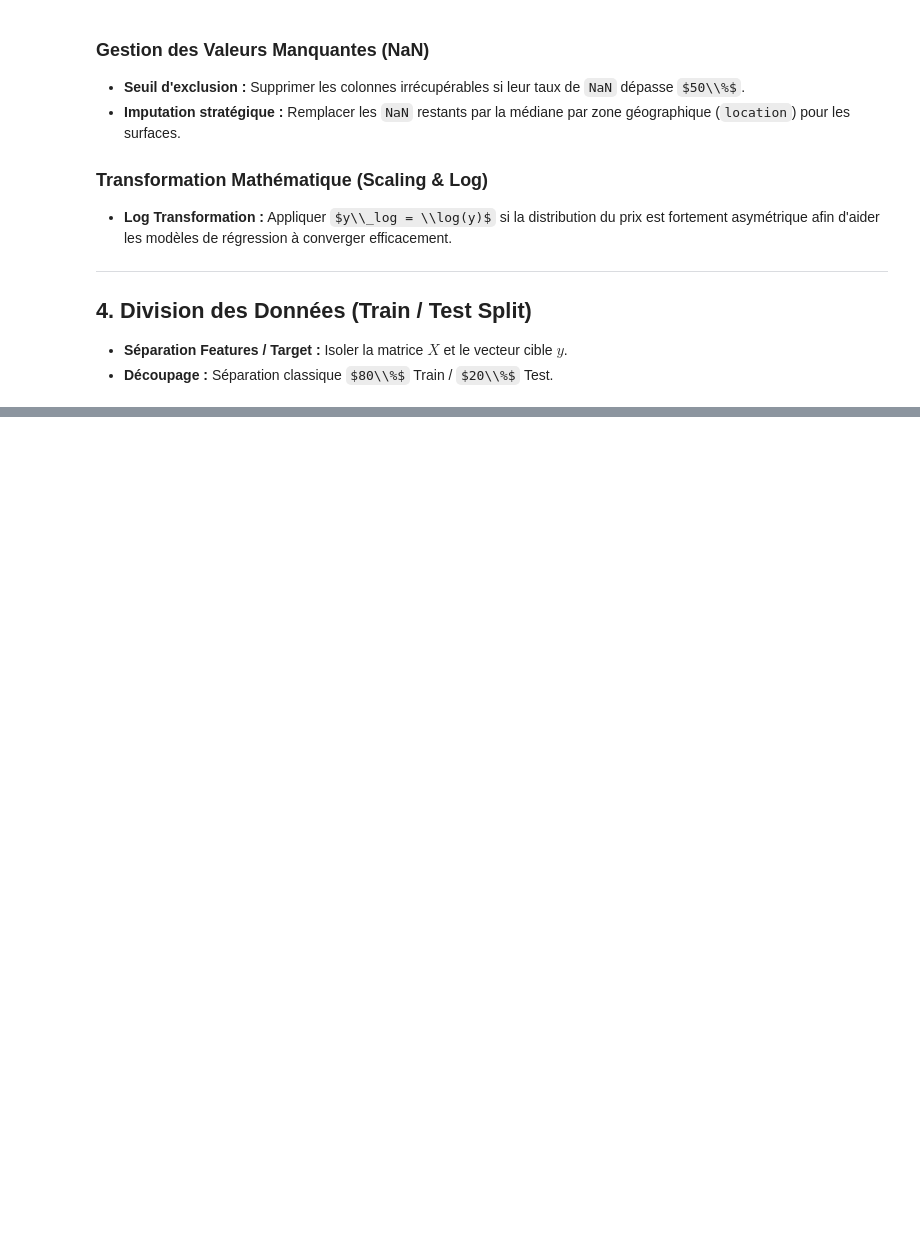
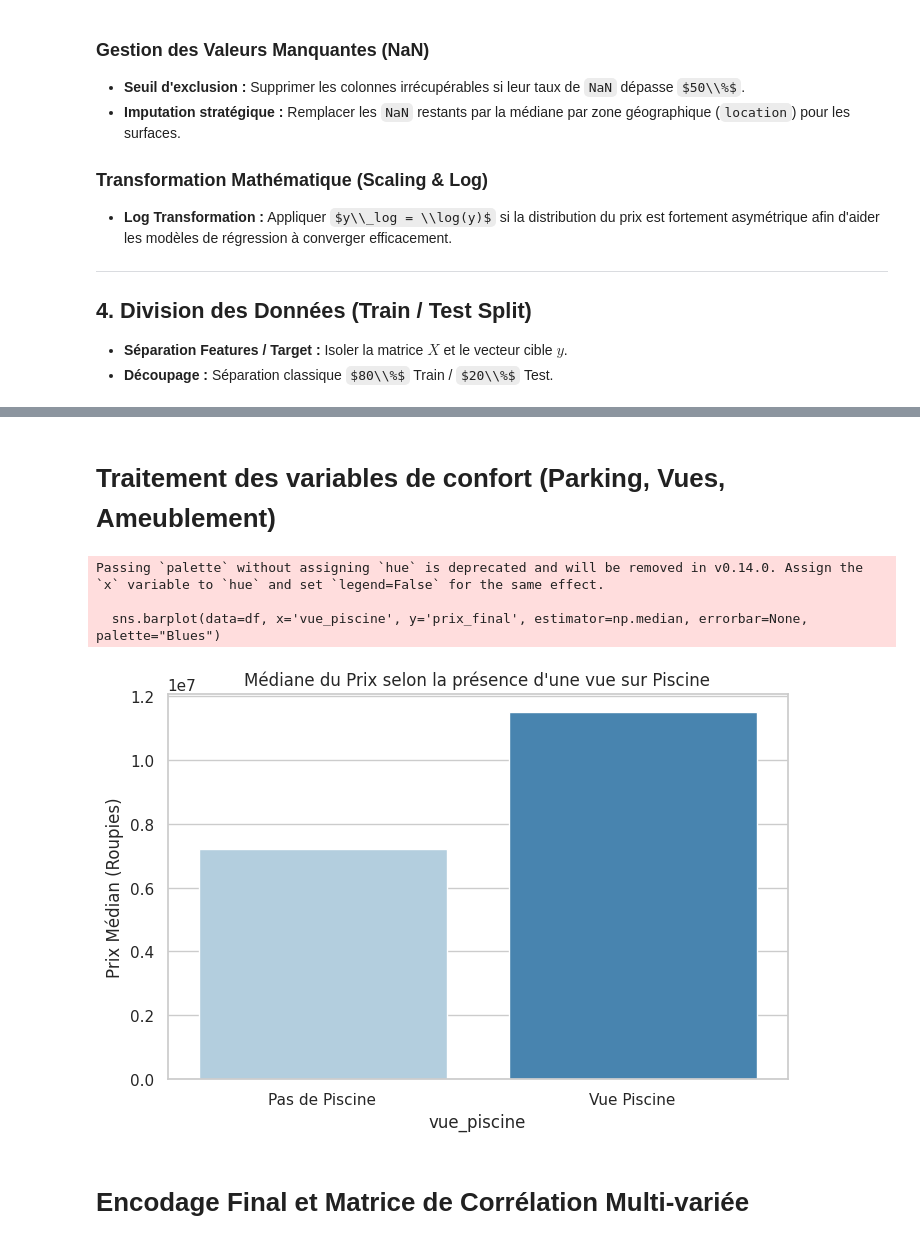
Before and after one commit to diabateyoussouf/Daily-Data-Science, a Jupyter notebook: dailly_02_dataset_house_price.ipynb, the cells around one changed output, grey strips where cells are left out. Drawn from its saved outputs; the diff is of its cells as text; code cells hidden in the pictures; some formulas as TeX source; blank space fills up the shorter version.

```diff
--- a/dailly_02_dataset_house_price.ipynb
+++ b/dailly_02_dataset_house_price.ipynb
@@ -1125,0 +199,37 @@ df_cp.head()
+# %% [markdown]
+# **Traitement des variables de confort (Parking, Vues, Ameublement)**
+# %%
+# Places et Type de parking
+df['parking_spaces'] = pd.to_numeric(df['Car Parking'].str.extract(r'(\d+)')[0], errors='coerce').fillna(0).astype(int)
+df['parking_type'] = df['Car Parking'].str.lower().apply(
+    lambda x: 'Covered' if pd.notna(x) and 'covered' in x else ('Open' if pd.notna(x) and 'open' in x else 'None')
+)
+
+# Découpage de la colonne 'overlooking' (Multi-Hot Encoding manuel)
+df['overlooking'] = df['overlooking'].astype(str).str.lower()
+df['vue_parc'] = df['overlooking'].str.contains('garden/park').astype(int)
+df['vue_route'] = df['overlooking'].str.contains('main road').astype(int)
+df['vue_piscine'] = df['overlooking'].str.contains('pool').astype(int)
+
+# Encodage Ordinal de Furnishing
+furnishing_map = {'Unfurnished': 0, 'Semi-Furnished': 1, 'Furnished': 2}
+df['Furnishing'] = df['Furnishing'].map(furnishing_map).fillna(-1).astype(int)
+
+# Encodage par Fréquence de la colonne Society (Haute Cardinalité)
+df['Society'] = df['Society'].fillna('Inconnu')
+df['Society_freq'] = df['Society'].map(df['Society'].value_counts())
+# %%
+# Impact de la présence d'une piscine sur le prix
+plt.figure(figsize=(8, 5))
+sns.barplot(data=df, x='vue_piscine', y='prix_final', estimator=np.median, errorbar=None, palette="Blues")
+plt.title("Médiane du Prix selon la présence d'une vue sur Piscine")
+plt.xticks([0, 1], ['Pas de Piscine', 'Vue Piscine'])
+plt.ylabel("Prix Médian (Roupies)")
+plt.show()
+# %% [output]
+Passing `palette` without assigning `hue` is deprecated and will be removed in v0.14.0. Assign the `x` variable to `hue` and set `legend=False` for the same effect.
+
+  sns.barplot(data=df, x='vue_piscine', y='prix_final', estimator=np.median, errorbar=None, palette="Blues")
+[figure, added]
+# %% [markdown]
+# **Encodage Final et Matrice de Corrélation Multi-variée**
```
Also changed, not shown: parts of 145 cells of this notebook.
